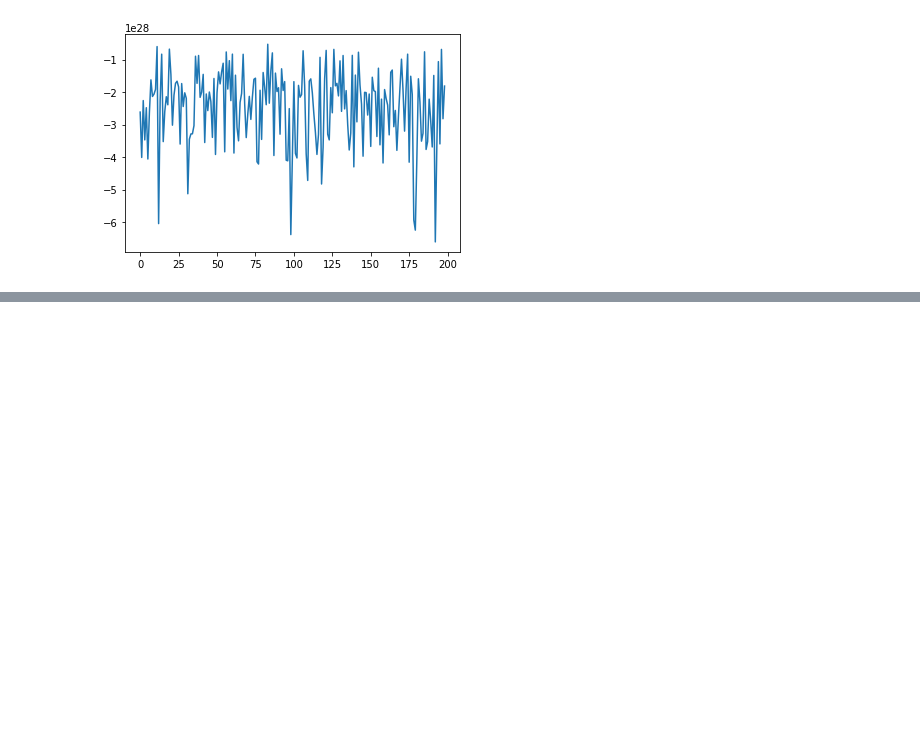
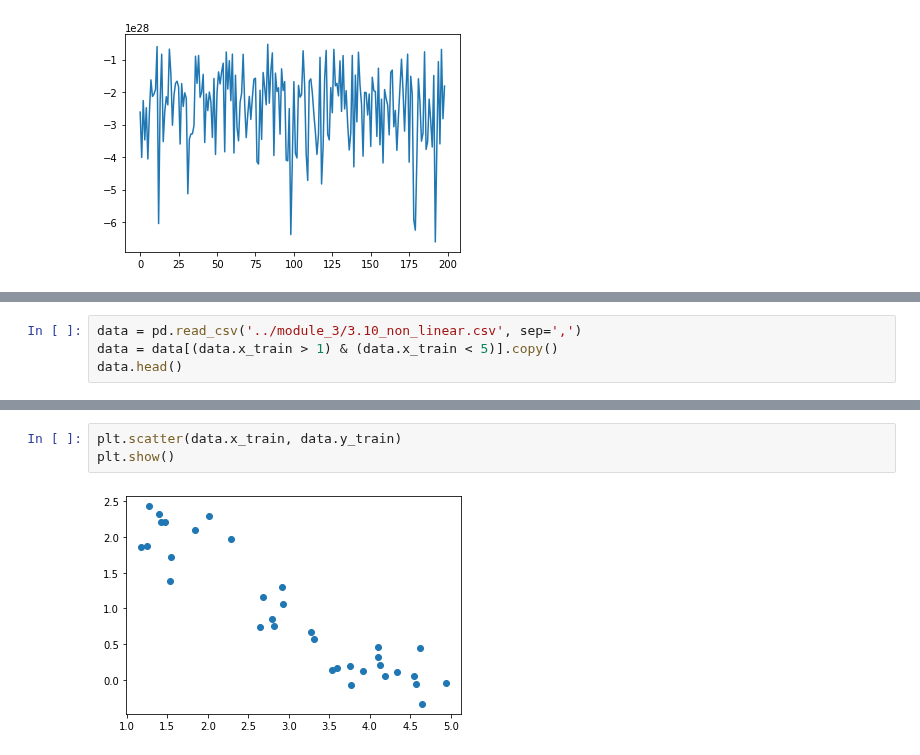
Before and after one commit to Stynic/train_ml_math, a Jupyter notebook: ml/low_level/module_4/notebook_4.ipynb, the cells around one changed output, grey strips where cells are left out. Saved outputs shown, nothing was run; the diff lists cells and outputs as text; blank space fills up the shorter version.

```diff
--- a/ml/low_level/module_4/notebook_4.ipynb
+++ b/ml/low_level/module_4/notebook_4.ipynb
@@ -288,0 +297,4 @@ plt.plot(range(step), error_evolution)
+# %%
+data = pd.read_csv('../module_3/3.10_non_linear.csv', sep=',')
+data = data[(data.x_train > 1) & (data.x_train < 5)].copy()
+data.head()
@@ -288,0 +308,5 @@ plt.plot(range(step), error_evolution)
+# %%
+plt.scatter(data.x_train, data.y_train)
+plt.show()
+# %% [output]
+[figure, added]
```
Also changed, not shown: parts of 14 cells of this notebook.
